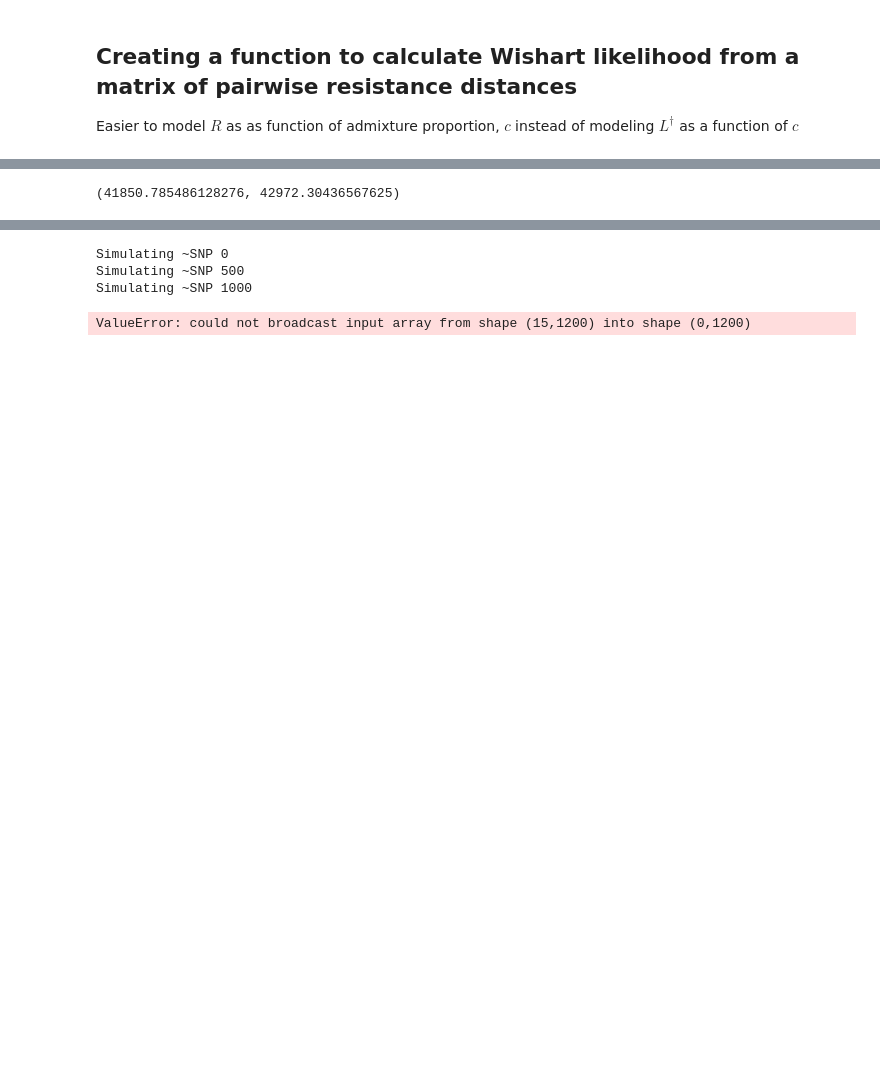
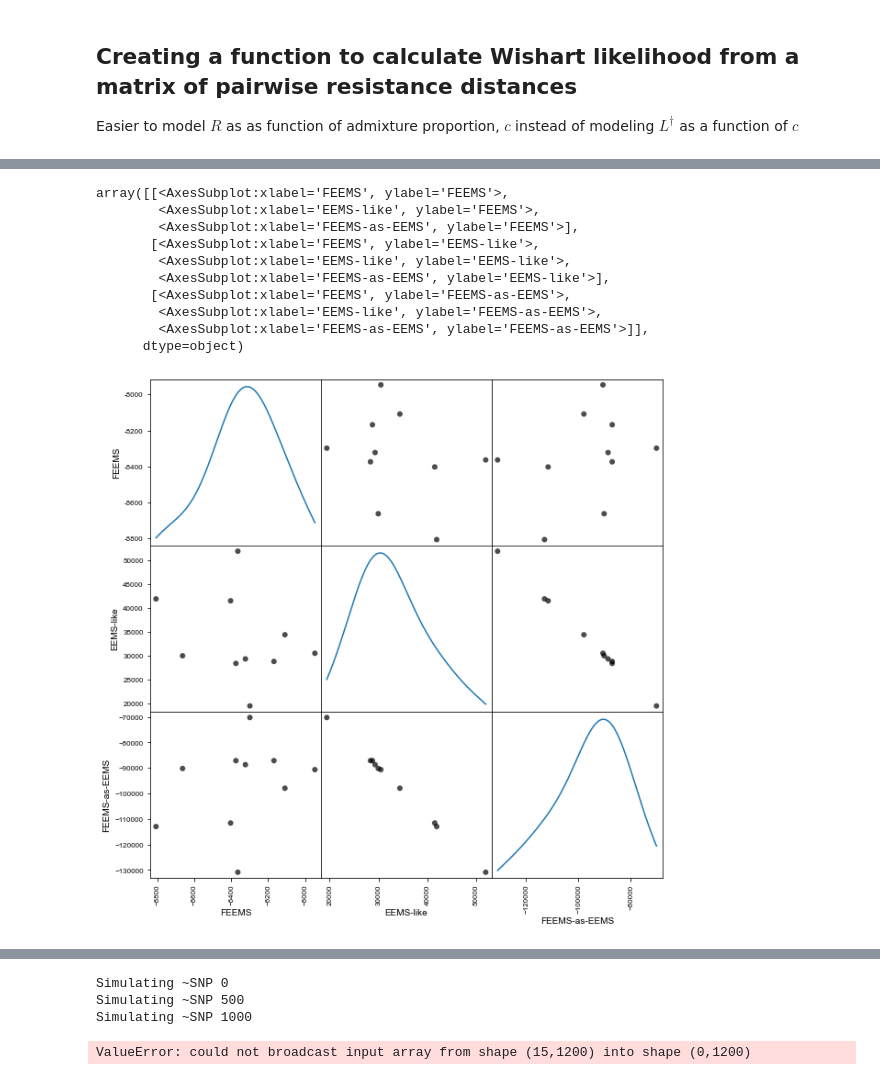
Before and after one commit to NovembreLab/feems, a Jupyter notebook: docs/notebooks/est-long-range.ipynb, the cells around one changed output, grey strips where cells are left out. Saved outputs shown, nothing was run; the diff lists cells and outputs as text; code cells hidden in the pictures; blank space fills up the shorter version.

Commit message:
test code to understand how log-lik was being calculated, reconstructing EEMS lik with FEEMS (functions in est-long-range)

```diff
--- a/docs/notebooks/est-long-range.ipynb
+++ b/docs/notebooks/est-long-range.ipynb
@@ -73,15 +269,29 @@ def get_nll(sp_graph, wt, q):
 # %%
 ## starting fresh with a simple 6x6 grid to see if the computed log-lik from FEEMS is correlated with my function
-# n_rows, n_columns = 6, 6
+# n_rows, n_columns = 4, 4
 # graph_def, coord_def, grid_def, edge_def = setup_graph(n_rows=n_rows, n_columns=n_columns, corridor_w=1., barrier_w=1, barrier_prob=1.0, corridor_left_prob=1., corridor_right_prob=1., barrier_startpt=5, barrier_endpt=10, n_samples_per_node=30)
 
-# nllcomp = np.zeros((6,2))
-# for n in range(6):
-#     gen_test_1e = simulate_genotypes(graph_def, target_n_snps=1000, n_print=500, mu=1)
+# lrn=[(6,12)]
+# gen_test_1e = simulate_genotypes_w_admixture(graph_def, target_n_snps=1200, n_print=500, mu=1, long_range_nodes=lrn, admixture_props=[0.7], time_of_adm=[0.00001])
+# gen_test_1e = simulate_genotypes(graph_def, target_n_snps=1200, n_print=500, mu=1)
+# sp_graph = Joint_SpatialGraph(gen_test_1e, coord_def, grid_def, edge_def)
+# sp_graph.fit(lamb=3.,optimize_q='n-dim'); obj = Joint_Objective(sp_graph); obj.inv(); obj.grad(reg=False);
+# sp_graph = SpatialGraph(gen_test_1e, coord_def, grid_def, edge_def)
+# sp_graph.fit(lamb=3.,); obj = Objective(sp_graph); obj.inv(); obj.grad(reg=False)
 
-#     sp_graph = SpatialGraph(gen_test_1e, coord_def, grid_def, edge_def)
-#     sp_graph.fit(lamb=3.); obj = Objective(sp_graph); obj.inv(); obj.grad(reg=False);
-#     nllcomp[n,0] = obj.neg_log_lik()
+# sp_graph.w, sp_graph.q
 
-#     nllcomp[n,1] = get_nll(sp_graph, sp_graph.w, sp_graph.q)
+nllcomp = np.zeros((10,3))
+for n in range(10):
+    gen_test_1e = np.loadtxt("/Users/vivaswat/feems/docs/notebooks/results/gentest{}.csv".format(n+6),delimiter=',') ##simulate_genotypes(graph_def, target_n_snps=1500, n_print=600, mu=1)
+
+    sp_graph = Joint_SpatialGraph(gen_test_1e, coord_def, grid_def, edge_def)
+    sp_graph.fit(lamb=3.,optimize_q='n-dim'); obj = Joint_Objective(sp_graph); obj.inv(); obj.grad(reg=False);
+    nllcomp[n,0] = obj.neg_log_lik()
+
+    nllcomp[n,1] = -sp.stats.wishart.logpdf(sp_graph.n_snps*sp_graph.S,sp_graph.n_snps,np.linalg.inv(obj.inv_cov))#get_EEMS_nll(sp_graph, obj.Linv, sp_graph.w, sp_graph.q,)
+    # trA = sp_graph.S @ obj.inv_cov
+    # trB = obj.inv_cov.sum(axis=0) @ trA.sum(axis=1)
+    nllcomp[n,2] = sp_graph.n_snps*(np.trace(sp_graph.S@obj.inv_cov)) - obj.trB / obj.denom - np.log(np.linalg.det(obj.inv_cov*sp_graph.n_observed_nodes/obj.denom)))#get_FEEMS_as_EEMS_nll(sp_graph, obj.Linv, sp_graph.w, sp_graph.q,)
+    print(nllcomp[n,])
 # %% [output]
@@ -106,25 +315,22 @@ lambda=3.00000, alpha=0.54067, beta=0.00000, converged in 9 iterations, train_lo
-# %%
-# plt.plot(np.append(nllcomp[:,0],[-14385,-14611,-13607,-13238,-14716,-13884]),np.append(nllcomp[:,1],[40376,40072,41968,42831,39935,43508]),'ko'); plt.xlabel('neg-log-lik from FEEMS'); plt.ylabel('neg-log-lik from scipy Wishart'); plt.grid(); plt.show()
-
-get_nll(sp_graph,sp_graph.w,sp_graph.q), get_nll(sp_graph,sp_graph.w,np.repeat(10,36))
-
-# creating the weight matrix -- 0.6 s
-# Wt = np.zeros((grid_def.shape[0],grid_def.shape[0]))
-# for i in range(edge_def.shape[0]):
-#     Wt[edge_def[i][0]-1,edge_def[i][1]-1] = sp_graph.w[i]
-# Wt = Wt + Wt.T; # plt.imshow(Wt)
-
-# # calculating the inverse of graph Laplacian -- 0.7 s
-# Ldag = np.linalg.inv(np.diag(Wt @ np.ones((grid_def.shape[0],grid_def.shape[0]))) - Wt)
-# # plt.imshow(Ldag); plt.colorbar()
-
-# # calculating the log-likelihood from the Wishart distribution
-# inv_cov = np.linalg.inv(nx.adjacency_matrix(sp_graph).toarray() @ Ldag @ nx.adjacency_matrix(sp_graph).toarray().T + np.diag(sp_graph.q))
-# trA = np.trace(inv_cov @ sp_graph.S)
-# det = np.log(np.linalg.det(inv_cov))
-# print(sp_graph.n_snps*(trA - det))
-# %% [output]
-(41850.785486128276, 42972.30436567625)
+# %%
+# print(np.polyfit(nllcomp[:,1],nllcomp[:,2],deg=1))
+df = pd.DataFrame(nllcomp, columns=['FEEMS','EEMS-like','FEEMS-as-EEMS'])
+pd.plotting.scatter_matrix(df,alpha=0.7,color='k',marker='o',diagonal='kde',grid=True,figsize=(10,10),range_padding=0.075)
+# plt.scatter(nllcomp[:,1],nllcomp[:,2]); plt.axline((0,0),slope=2)
+# plt.scatter(-nllcomp[:,0],-nllcomp[:,0]+nllcomp[:,1]); plt.xlabel('log-lik from FEEMS'); plt.ylabel('log-lik from FEEMS + constant terms')
+# get_nll(sp_graph,sp_graph.w,sp_graph.q), get_nll(sp_graph,sp_graph.w,np.repeat(10,36))
+# %% [output]
+array([[<AxesSubplot:xlabel='FEEMS', ylabel='FEEMS'>,
+        <AxesSubplot:xlabel='EEMS-like', ylabel='FEEMS'>,
+        <AxesSubplot:xlabel='FEEMS-as-EEMS', ylabel='FEEMS'>],
+       [<AxesSubplot:xlabel='FEEMS', ylabel='EEMS-like'>,
+        <AxesSubplot:xlabel='EEMS-like', ylabel='EEMS-like'>,
+        <AxesSubplot:xlabel='FEEMS-as-EEMS', ylabel='EEMS-like'>],
+       [<AxesSubplot:xlabel='FEEMS', ylabel='FEEMS-as-EEMS'>,
+        <AxesSubplot:xlabel='EEMS-like', ylabel='FEEMS-as-EEMS'>,
+        <AxesSubplot:xlabel='FEEMS-as-EEMS', ylabel='FEEMS-as-EEMS'>]],
+      dtype=object)
+[figure, added]
 # %%
 n_rows, n_columns = 8, 16
 graph_def, coord_def, grid_def, edge_def = setup_graph(n_rows=n_rows, n_columns=n_columns, corridor_w=1., barrier_w=1, barrier_prob=1.0, corridor_left_prob=1., corridor_right_prob=1., barrier_startpt=5, barrier_endpt=10, n_samples_per_node=15)
```
Also changed, not shown: parts of 11 cells of this notebook, 2 other files.
